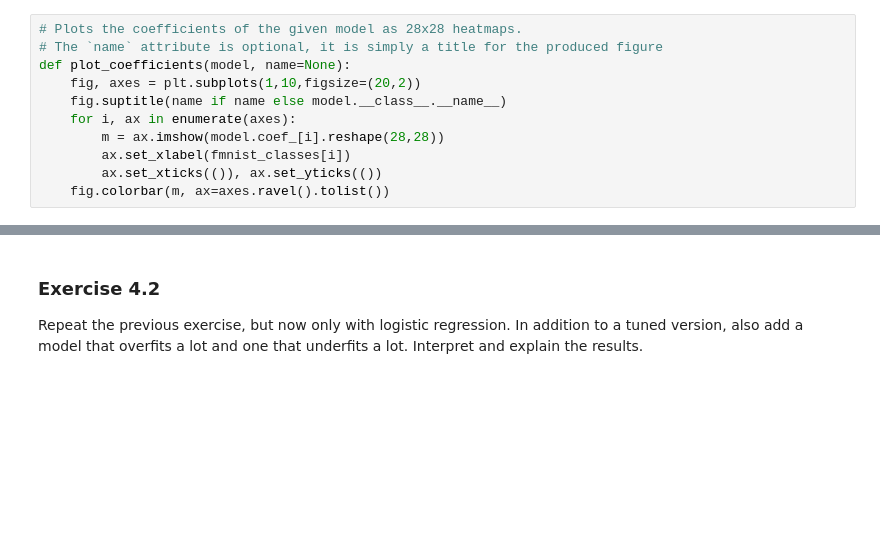
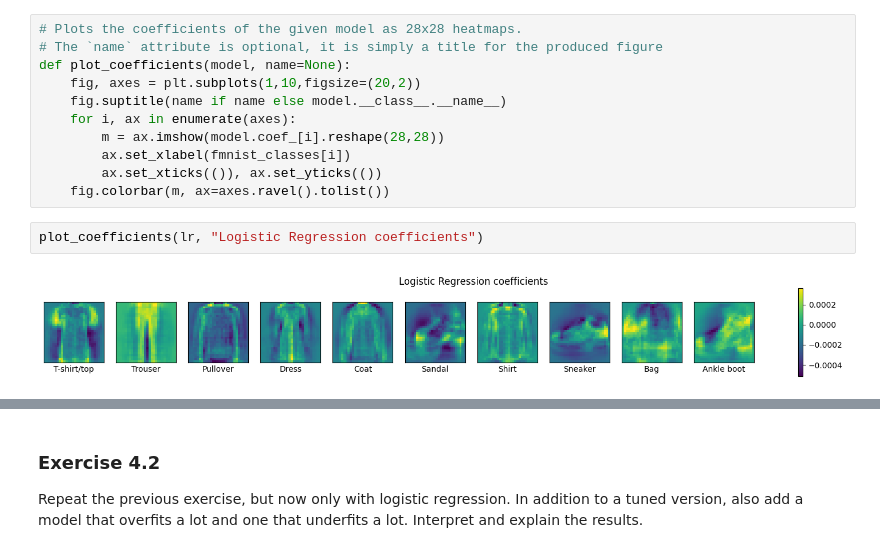
Before and after one commit to emadumitru/MLE-course-materials, a Jupyter notebook: labs/Lab 1b - Linear Models for Classification.ipynb, the cells around one changed output, grey strips where cells are left out. Cells and saved outputs as stored; diff of their text form; blank space fills up the shorter version.

```diff
--- a/labs/Lab 1b - Linear Models for Classification.ipynb
+++ b/labs/Lab 1b - Linear Models for Classification.ipynb
@@ -236,3 +261,7 @@ def plot_coefficients(model, name=None):
         ax.set_xlabel(fmnist_classes[i])
         ax.set_xticks(()), ax.set_yticks(())
     fig.colorbar(m, ax=axes.ravel().tolist())
+# %%
+plot_coefficients(lr, "Logistic Regression coefficients")
+# %% [output]
+[figure, added]
```
Also changed, not shown: parts of 12 cells of this notebook, 1 other file.
